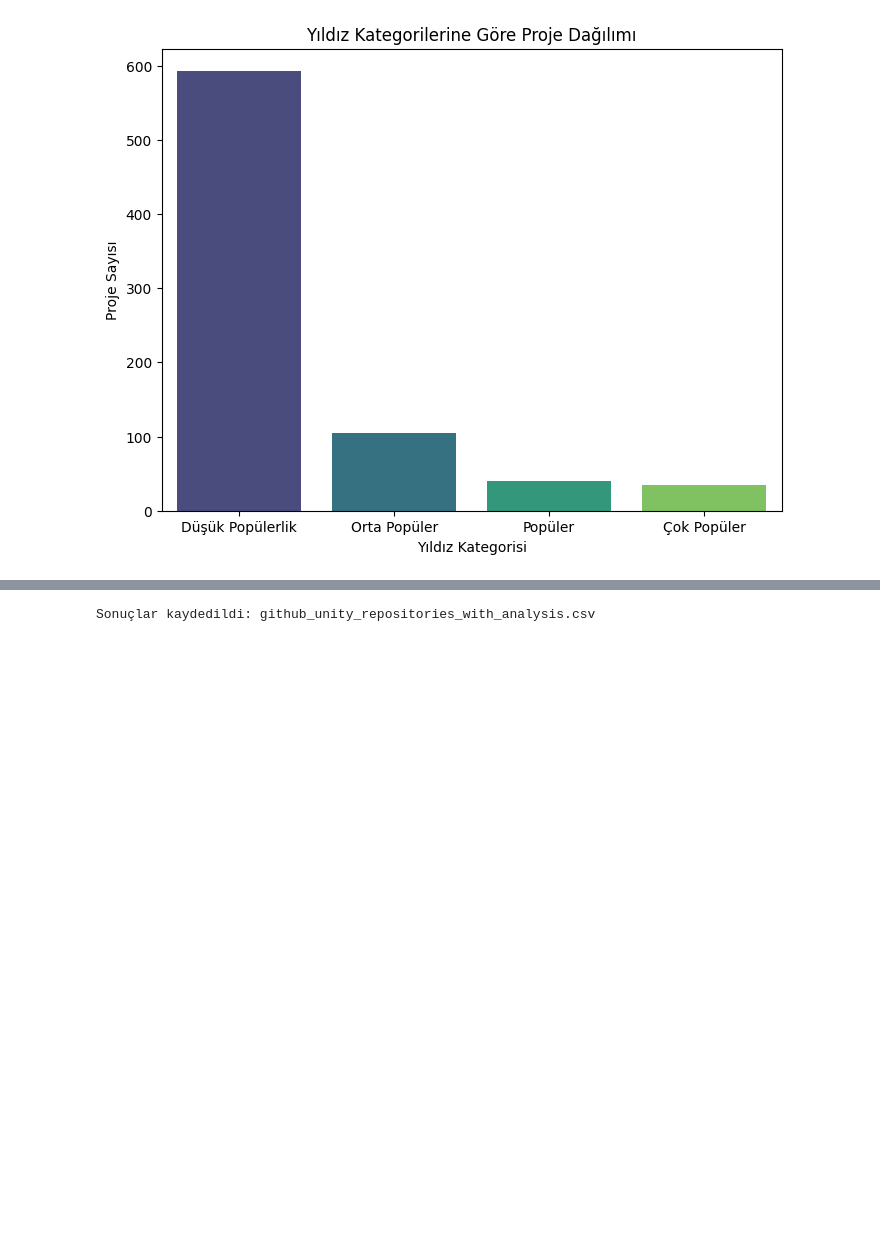
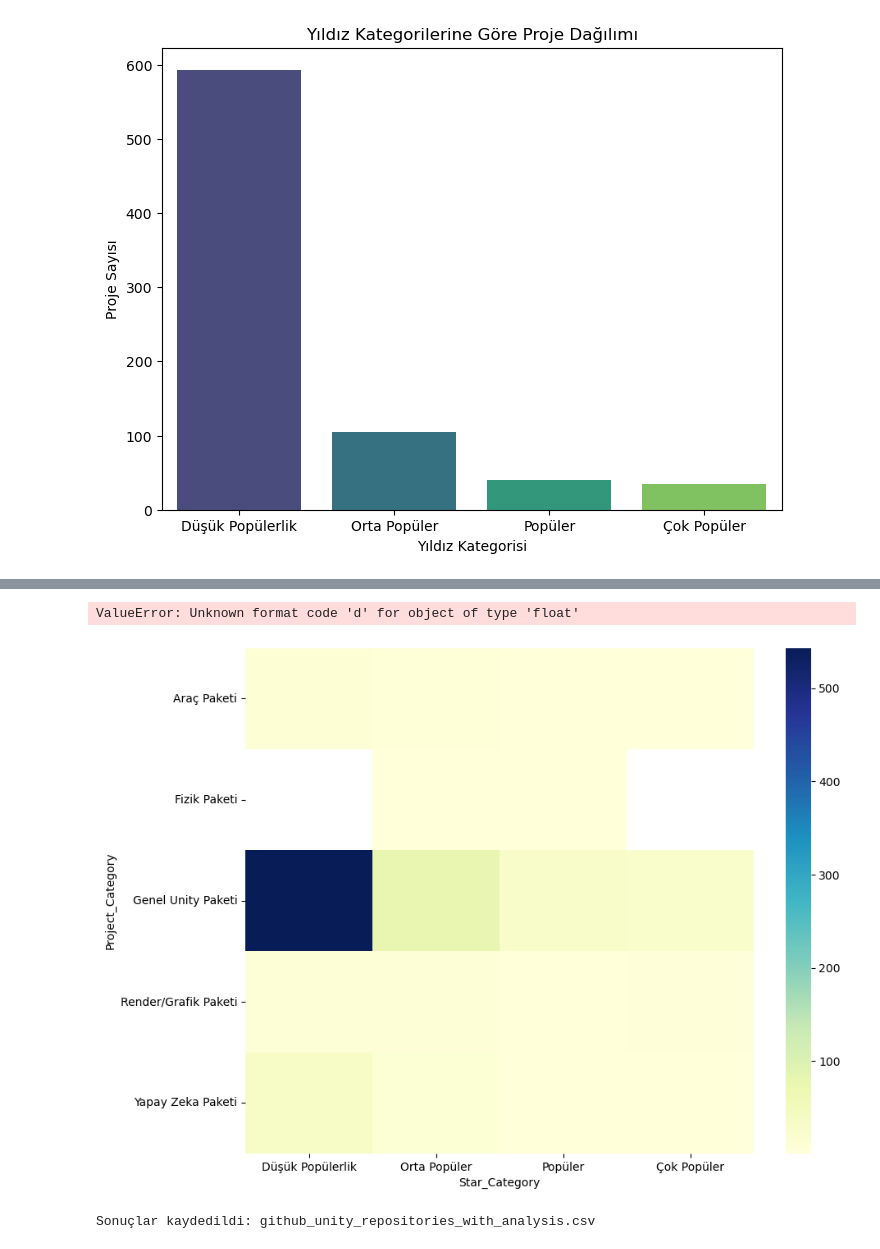
Before and after one commit to Gadaffi508/Data-Mining, a Jupyter notebook: Data-2/Data Processing.ipynb, the cells around one changed output, grey strips where cells are left out. Cells and saved outputs as stored; diff of their text form; code cells hidden in the pictures; blank space fills up the shorter version.

```diff
--- a/Data-2/Data Processing.ipynb
+++ b/Data-2/Data Processing.ipynb
@@ -154,3 +175,13 @@ Passing `palette` without assigning `hue` is deprecated and will be removed in v
+# %%
+plt.figure(figsize=(10, 8))
+sns.heatmap(df.groupby(["Project_Category", "Star_Category"]).size().unstack(), annot=True, fmt="d", cmap="YlGnBu")
+plt.title("Proje ve Yıldız Kategorilerinin Dağılımı")
+plt.xlabel("Yıldız Kategorisi")
+plt.ylabel("Proje Kategorisi")
+plt.show()
+# %% [output]
+ValueError: Unknown format code 'd' for object of type 'float'
+[figure, added]
 # %%
 # Final CSV kaydetme
 df.to_csv("github_unity_repositories_with_analysis.csv", index=False)
```
Also changed, not shown: parts of 15 cells of this notebook.
